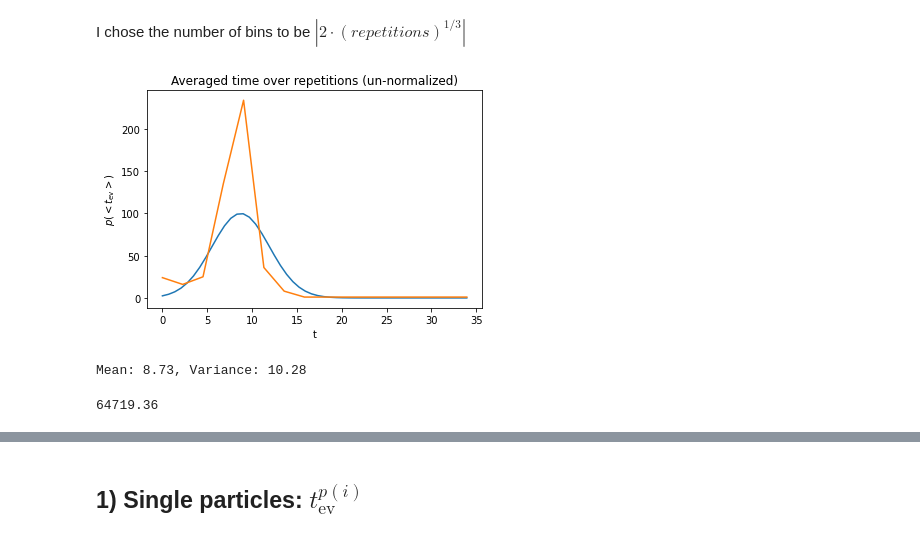
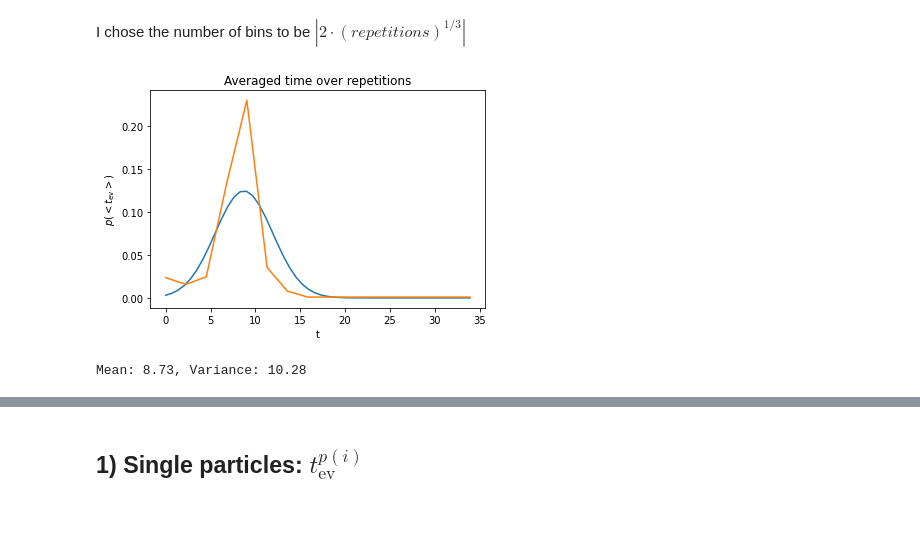
Before and after one commit to Simone7monaco/PatchyParticles, a Jupyter notebook: Histograms.ipynb, the cells around one changed output, grey strips where cells are left out. Saved outputs shown, nothing was run; the diff lists cells and outputs as text; code cells hidden in the pictures.

```diff
--- a/Histograms.ipynb
+++ b/Histograms.ipynb
@@ -44,27 +44,21 @@ for i in num:
 # %% [markdown]
 I chose the number of bins to be $\left|2\cdot (repetitions)^{1/3}\right|$
 # %%
-S = np.mean(events, axis=0)
-H = np.histogram(S, bins=k)
+S = np.mean(events, axis=0) #vector of averagesb
+H = np.histogram(S, bins=k, density=True)
 μ, σ2 = np.mean(S), np.var(S)
-#plt.yscale("log")
 
 X,Y=np.linspace(0, H[1][-1], H[0].size),replaceZeroes(H[0])
 x=np.linspace(0,H[1][-1])
 
-plt.title("Averaged time over repetitions (un-normalized)")
-#plt.yscale("log")
-plt.plot(x, 100*np.exp(-(x-μ)**2/(2*σ2)))
+plt.title("Averaged time over repetitions")
+plt.plot(x, np.exp(-(x-μ)**2/(2*σ2))/np.sqrt(2*np.pi*σ2))
 plt.plot(X, Y)
 plt.ylabel("$p(<t_{\mathrm{ev}}>)$")
 plt.xlabel("t")
 plt.show()
 
 print("Mean: %.2f, Variance: %.2f" % (μ, σ2))
 # %% [output]
-[figure, old version]
+[figure, new version]
 Mean: 8.73, Variance: 10.28
-# %%
-254.4**2
-# %% [output]
-64719.36
```
Also changed, not shown: parts of 5 cells of this notebook.
